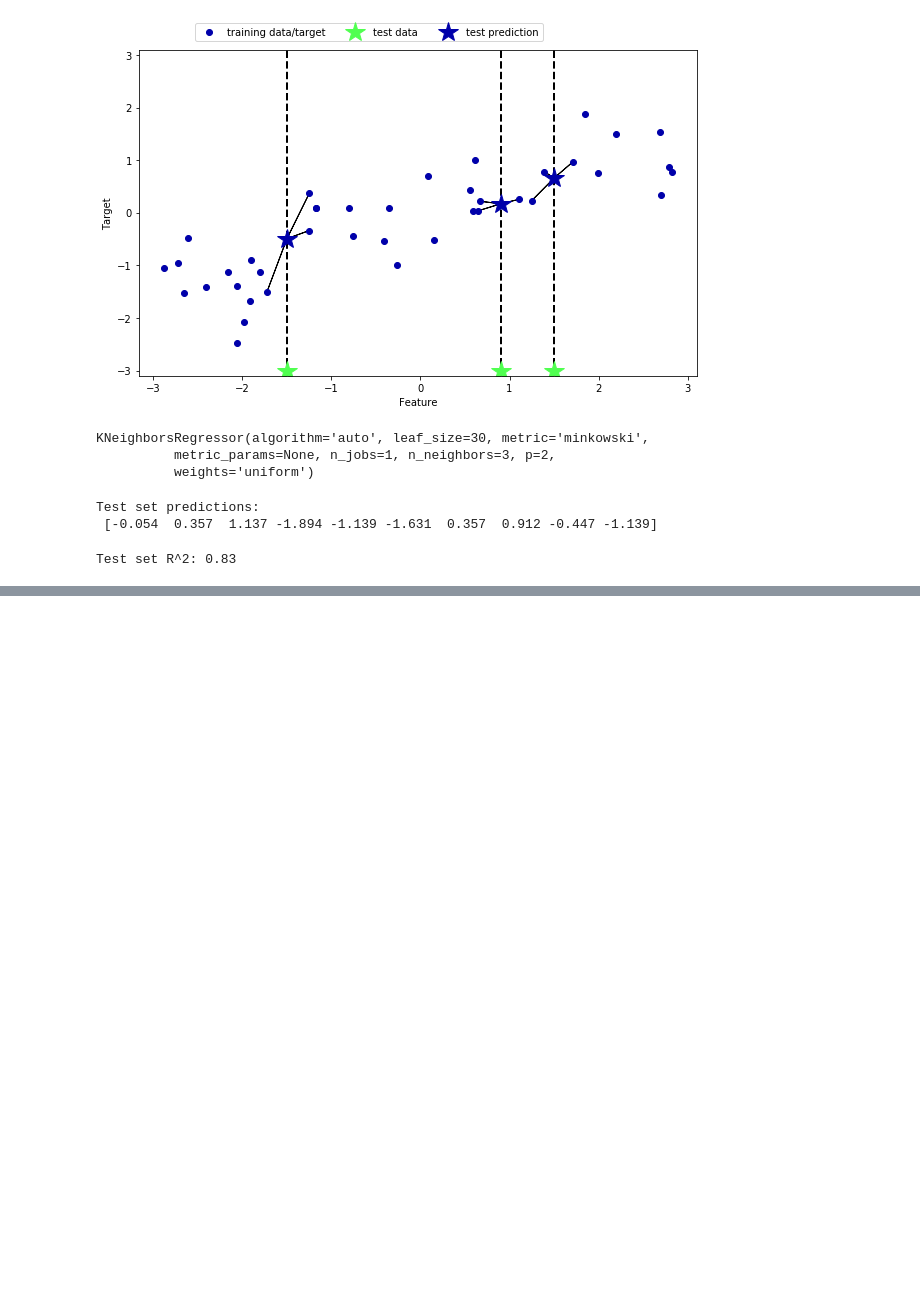
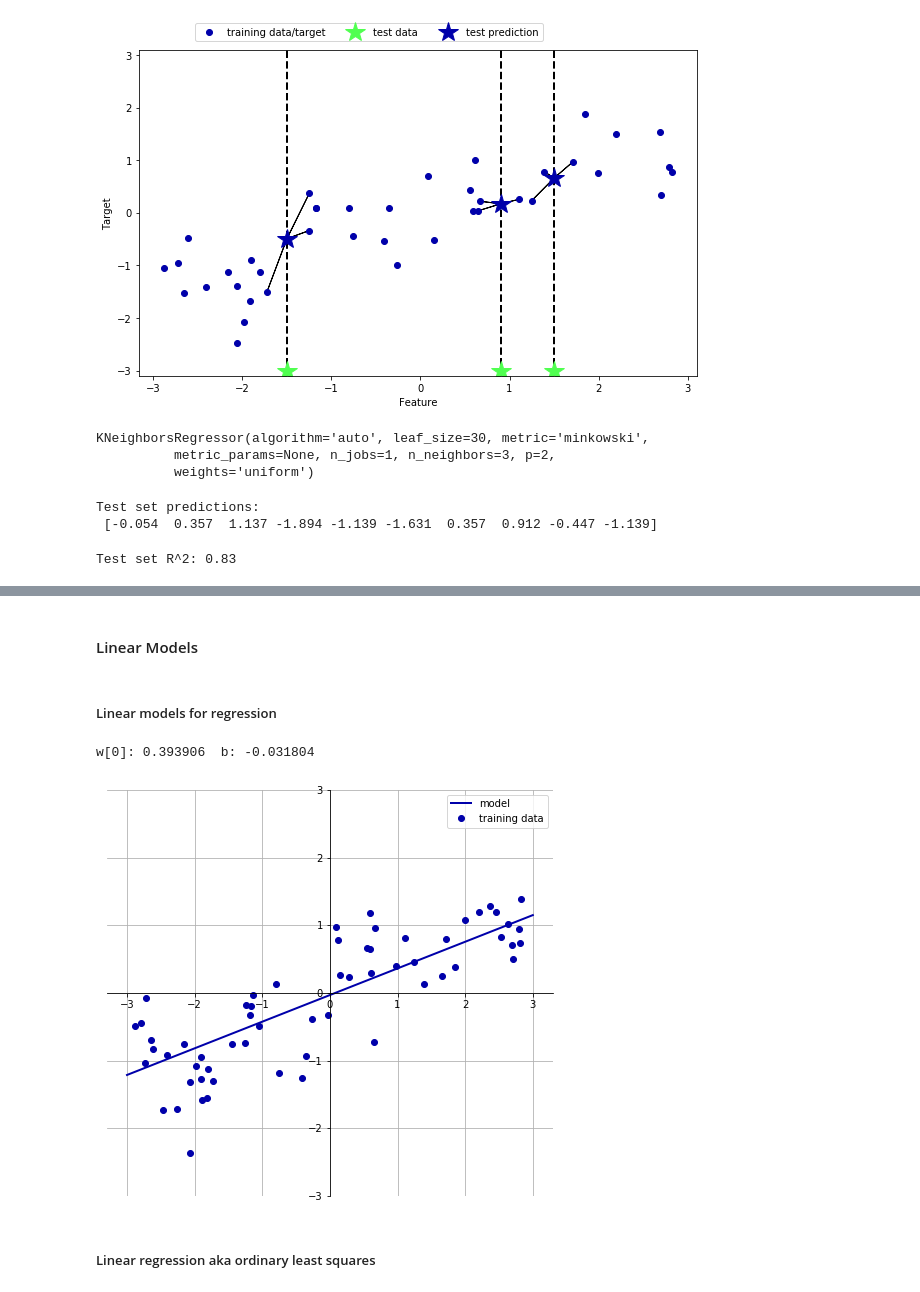
Before and after one commit to dlegoues/introduction_to_ml_with_python, a Jupyter notebook: 02-supervised-learning.ipynb, the cells around one changed output, grey strips where cells are left out. Saved outputs shown, nothing was run; the diff lists cells and outputs as text; code cells hidden in the pictures; blank space fills up the shorter version.

```diff
--- a/02-supervised-learning.ipynb
+++ b/02-supervised-learning.ipynb
@@ -217,0 +243,11 @@ Test set R^2: 0.83
+# %% [markdown]
+#### Linear Models
+# %% [markdown]
+##### Linear models for regression
+# %%
+mglearn.plots.plot_linear_regression_wave()
+# %% [output]
+w[0]: 0.393906  b: -0.031804
+[figure, added]
+# %% [markdown]
+##### Linear regression aka ordinary least squares
```
Also changed, not shown: parts of 16 cells of this notebook, 1 other file.
